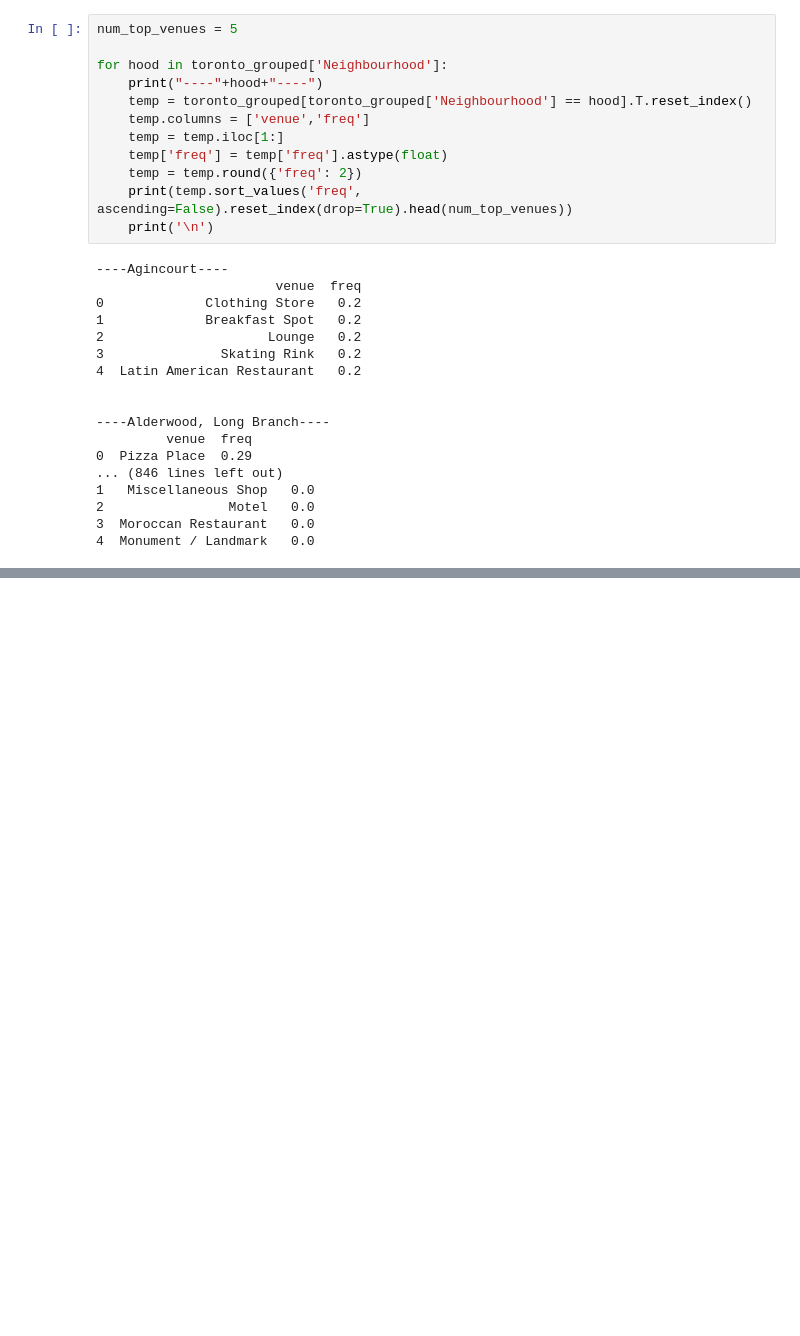
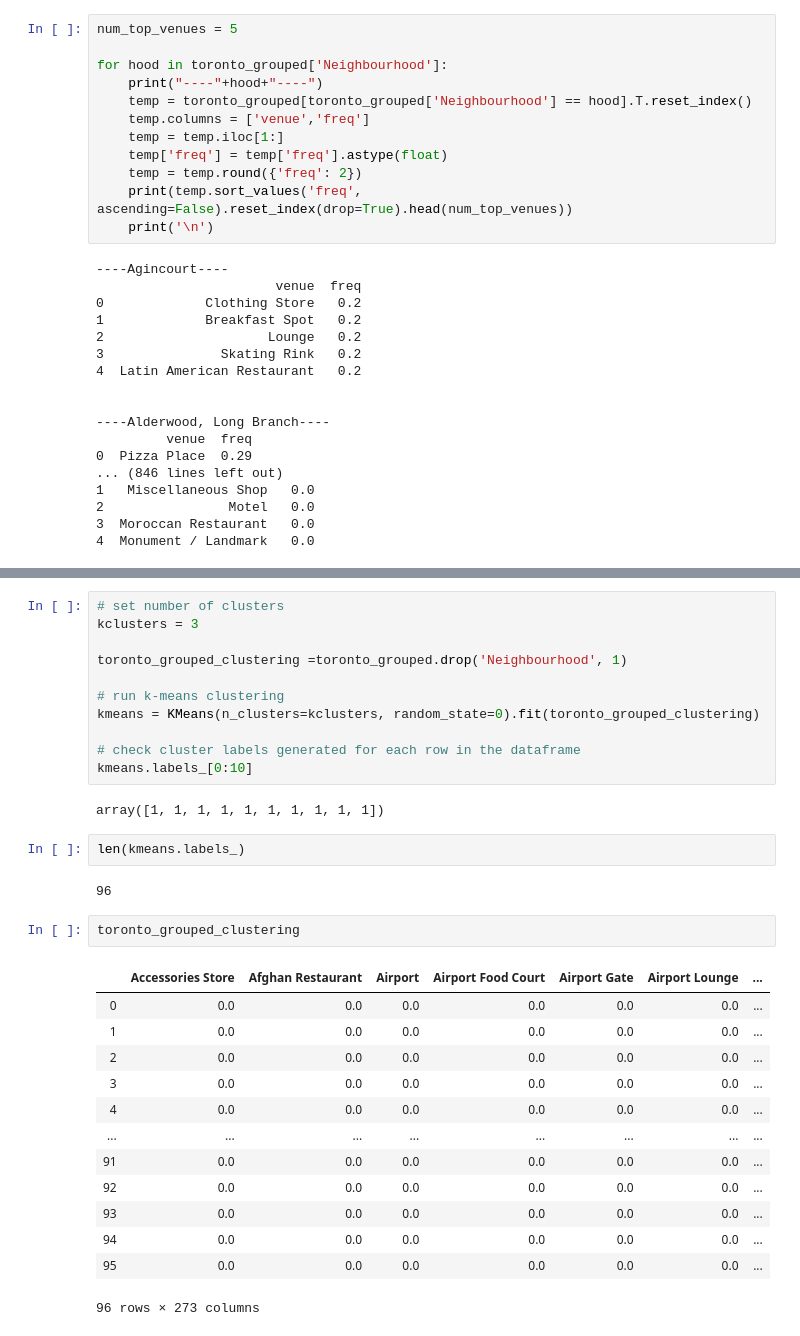
Before and after one commit to takamanda/Coursera_Capstone., a Jupyter notebook: Segmenting and Clustering Neighborhoods in Toronto.ipynb, the cells around one changed output, grey strips where cells are left out. Cells and saved outputs as stored; diff of their text form; blank space fills up the shorter version.

```diff
--- a/Segmenting and Clustering Neighborhoods in Toronto.ipynb
+++ b/Segmenting and Clustering Neighborhoods in Toronto.ipynb
@@ -389,0 +441,33 @@ for hood in toronto_grouped['Neighbourhood']:
+# %%
+# set number of clusters
+kclusters = 3
+
+toronto_grouped_clustering =toronto_grouped.drop('Neighbourhood', 1)
+
+# run k-means clustering
+kmeans = KMeans(n_clusters=kclusters, random_state=0).fit(toronto_grouped_clustering)
+
+# check cluster labels generated for each row in the dataframe
+kmeans.labels_[0:10]
+# %% [output]
+array([1, 1, 1, 1, 1, 1, 1, 1, 1, 1])
+# %%
+len(kmeans.labels_)
+# %% [output]
+96
+# %%
+toronto_grouped_clustering
+# %% [output]
+|  | Accessories Store | Afghan Restaurant | Airport | Airport Food Court | Airport Gate | Airport Lounge | ... |
+| 0 | 0.0 | 0.0 | 0.0 | 0.0 | 0.0 | 0.0 | ... |
+| 1 | 0.0 | 0.0 | 0.0 | 0.0 | 0.0 | 0.0 | ... |
+| 2 | 0.0 | 0.0 | 0.0 | 0.0 | 0.0 | 0.0 | ... |
+| 3 | 0.0 | 0.0 | 0.0 | 0.0 | 0.0 | 0.0 | ... |
+| 4 | 0.0 | 0.0 | 0.0 | 0.0 | 0.0 | 0.0 | ... |
+| ... | ... | ... | ... | ... | ... | ... | ... |
+| 91 | 0.0 | 0.0 | 0.0 | 0.0 | 0.0 | 0.0 | ... |
+| 92 | 0.0 | 0.0 | 0.0 | 0.0 | 0.0 | 0.0 | ... |
+| 93 | 0.0 | 0.0 | 0.0 | 0.0 | 0.0 | 0.0 | ... |
+| 94 | 0.0 | 0.0 | 0.0 | 0.0 | 0.0 | 0.0 | ... |
+| 95 | 0.0 | 0.0 | 0.0 | 0.0 | 0.0 | 0.0 | ... |
+96 rows × 273 columns
```
Also changed, not shown: parts of 31 cells of this notebook.
